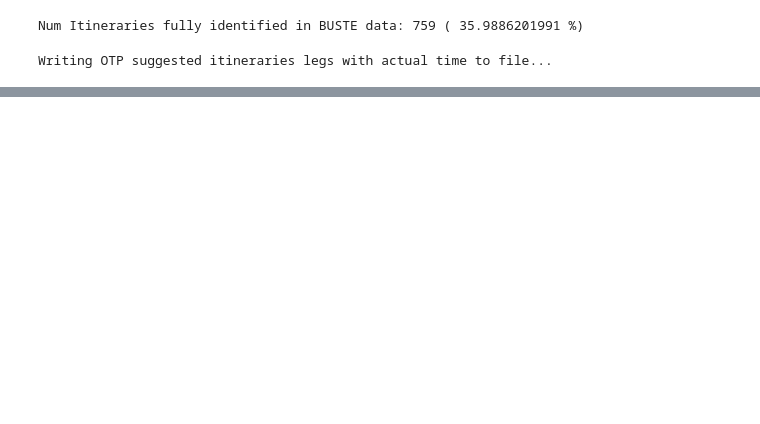
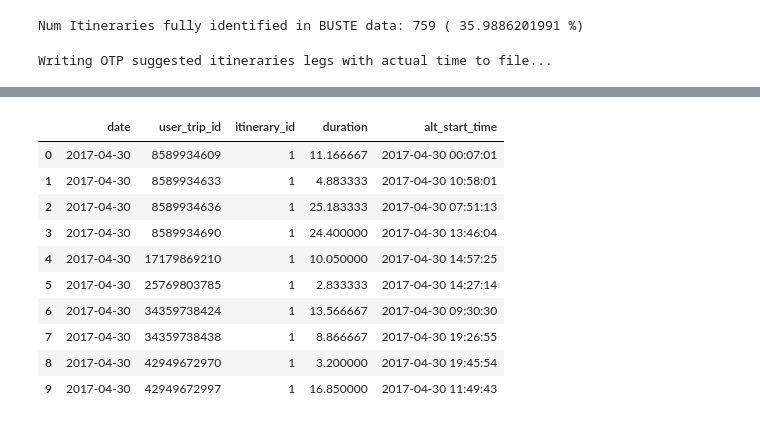
Before and after one commit to tarcisobraz/trips-optimality-exp, a Jupyter notebook: evaluate-trips-script-notebook.ipynb, the cells around one changed output, grey strips where cells are left out. Drawn from its saved outputs; the diff is of its cells as text; code cells hidden in the pictures; blank space fills up the shorter version.

```diff
--- a/evaluate-trips-script-notebook.ipynb
+++ b/evaluate-trips-script-notebook.ipynb
@@ -391,3 +437,17 @@ trips_itineraries_possibilities, filtered_trips_possibilities = determining_trip
+# %%
+printdf(filtered_trips_possibilities,l=10)
+# %% [output]
+|  | date | user_trip_id | itinerary_id | duration | alt_start_time |
+| 0 | 2017-04-30 | 8589934609 | 1 | 11.166667 | 2017-04-30 00:07:01 |
+| 1 | 2017-04-30 | 8589934633 | 1 | 4.883333 | 2017-04-30 10:58:01 |
+| 2 | 2017-04-30 | 8589934636 | 1 | 25.183333 | 2017-04-30 07:51:13 |
+| 3 | 2017-04-30 | 8589934690 | 1 | 24.400000 | 2017-04-30 13:46:04 |
+| 4 | 2017-04-30 | 17179869210 | 1 | 10.050000 | 2017-04-30 14:57:25 |
+| 5 | 2017-04-30 | 25769803785 | 1 | 2.833333 | 2017-04-30 14:27:14 |
+| 6 | 2017-04-30 | 34359738424 | 1 | 13.566667 | 2017-04-30 09:30:30 |
+| 7 | 2017-04-30 | 34359738438 | 1 | 8.866667 | 2017-04-30 19:26:55 |
+| 8 | 2017-04-30 | 42949672970 | 1 | 3.200000 | 2017-04-30 19:45:54 |
+| 9 | 2017-04-30 | 42949672997 | 1 | 16.850000 | 2017-04-30 11:49:43 |
 # %%
 print "Writing itineraries possibilities with feasibility to file..."
 #trips_itineraries_possibilities.write.csv(path=results_folderpath+'/itineraries_alternatives',header=True, mode='append')
```
Also changed, not shown: parts of 22 cells of this notebook, 2 other files.
